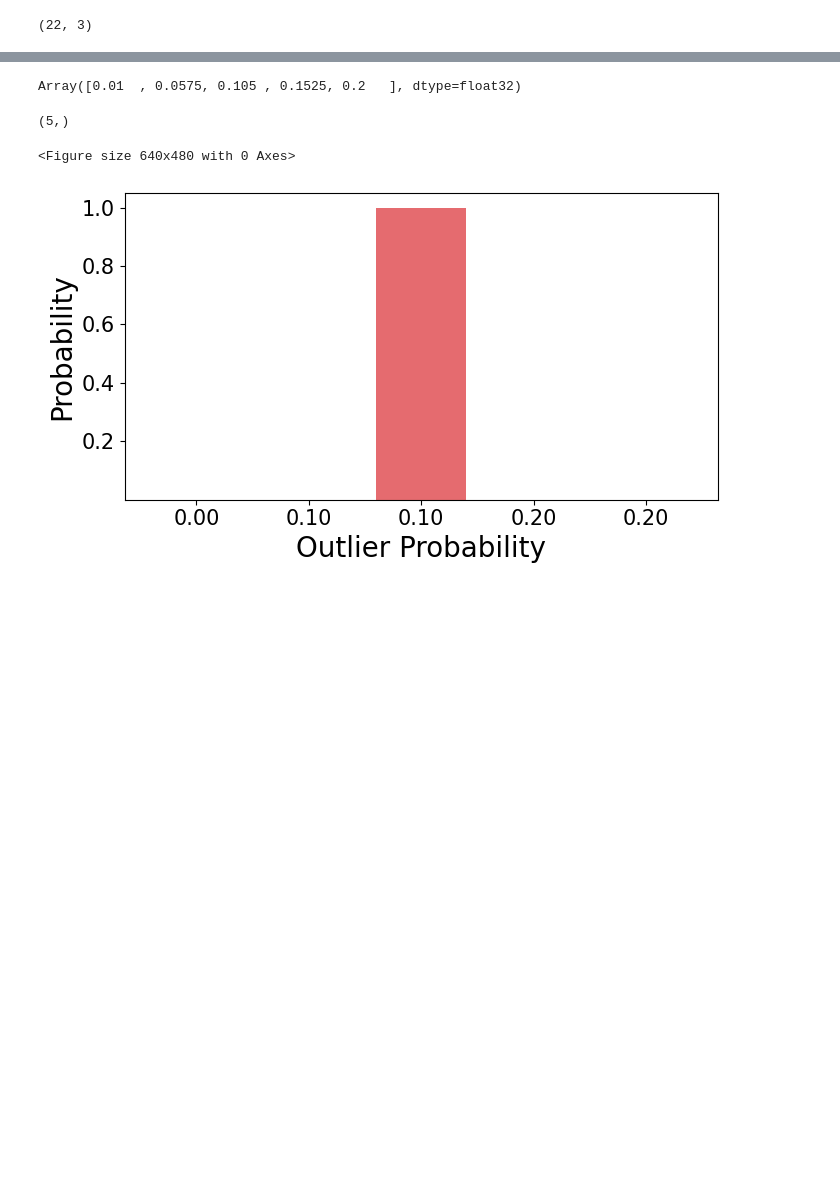
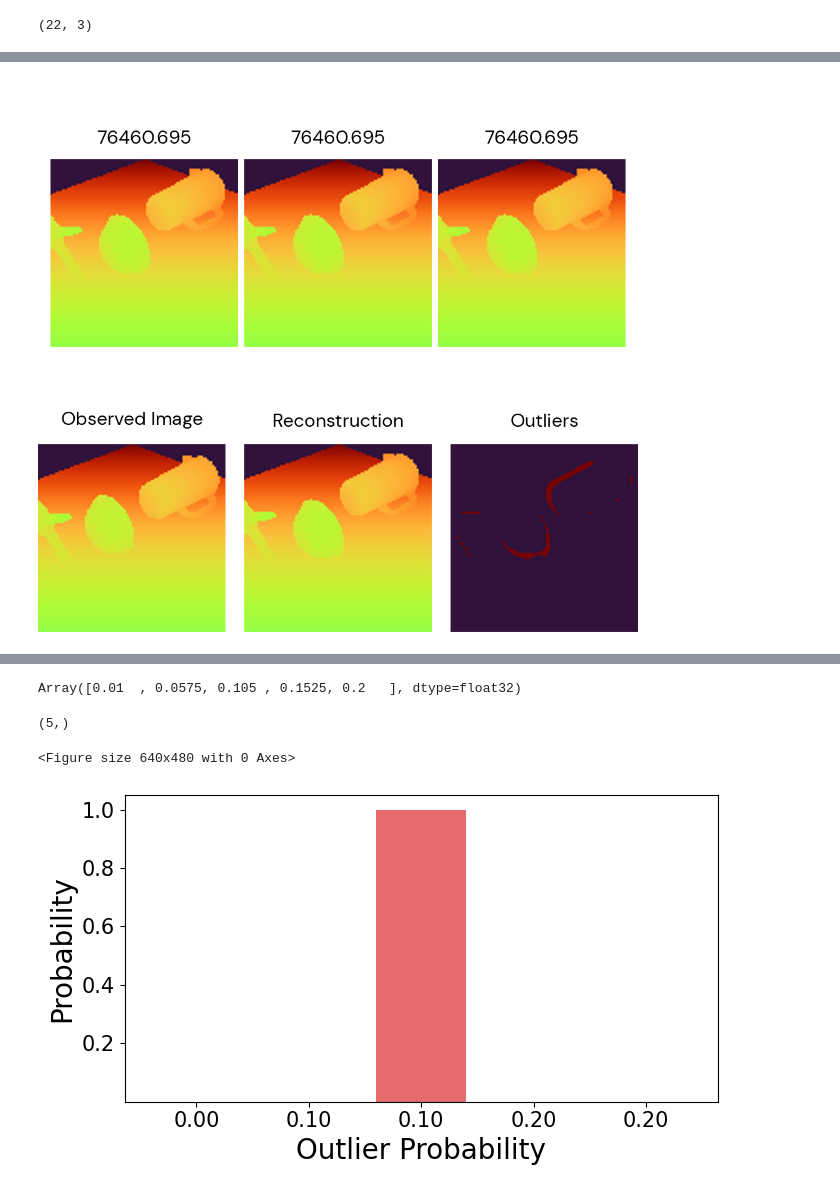
Before and after one commit to probcomp/bayes3d, a Jupyter notebook: experiments/posterior_uncertainty/iterative_multiobject_parsing.ipynb, the cells around one changed output, grey strips where cells are left out. Drawn from its saved outputs; the diff is of its cells as text; code cells hidden in the pictures; blank space fills up the shorter version.

Commit message:
multiobject parsing

```diff
--- a/experiments/posterior_uncertainty/iterative_multiobject_parsing.ipynb
+++ b/experiments/posterior_uncertainty/iterative_multiobject_parsing.ipynb
@@ -79,6 +78,6 @@ gt_poses = j.scene_graph.absolute_poses_from_scene_graph_jit(
     absolute_poses, box_dims, edges, contact_params, face_parents, face_child
 )
 # %%
-observed_img = renderer.render_multiobject(gt_poses, object_indices)
+observed_img = renderer.render_multiobject(gt_poses, gt_object_indices)
 j.get_depth_image(observed_img[:,:,2])
 # %% [output]
@@ -119,16 +120,62 @@ j.get_depth_image(reconstruction[:,:,2])
-# %%
-contact_param_grid = j.make_translation_grid_enumeration_3d(
-    -0.1, 0.0, 0.0,
-    0.1, 0.3, 0.0,
-    4,4,1
-)
-pose_from_contact_and_face_params_parallel_jit = jax.jit(jax.vmap(j.scene_graph.pose_from_contact_and_face_params, in_axes=(0,None, None, None)))
 # %%
-obj_id = 0
-potential_new_object_poses = pose_from_contact_and_face_params_parallel_jit(
-    contact_param_grid,
-    0,
-    renderer.model_box_dims[obj_id],
-    table_pose
+all_hypotheses = []
+for obj_id in gt_object_indices[1:]:
+    print("Object Id : ", obj_id)
+    potential_new_object_poses = pose_from_contact_and_face_params_parallel_jit(
+        contact_param_grid,
+        0,
+        renderer.model_box_dims[obj_id],
+        table_pose
+    )
+    POTENTIAL_R = jnp.hstack([R,R_SWEEP])
+
+    potential_poses = jnp.concatenate(
+        [
+            jnp.tile(object_poses, (1,potential_new_object_poses.shape[0],1,1)),
+            potential_new_object_poses[None,...]
+        ]
+    )
+    reconstruction = renderer.render_multiobject_parallel(
+        potential_poses, object_ids + [obj_id]
+    )
+    p = j.threedp3_likelihood_full_hierarchical_bayes_jit(observed_img, reconstruction[:,:,:,:3], reconstruction[:,:,:, -1], POTENTIAL_R, OUTLIER_PROBS, OUTLIER_VOLUME)
+    ii,jj,kk = jnp.unravel_index(p.argmax(), p.shape)
+    best_r, best_outlier_prob = (POTENTIAL_R[jj], OUTLIER_PROBS[kk])
+    print(contact_param_grid[ii])
+    print(p[ii,jj,kk])
+    print(best_r, best_outlier_prob)
+
+    all_hypotheses.append(
+        (p[ii,jj,kk], reconstruction[ii], best_r, best_outlier_prob, potential_poses[:,ii], obj_id)
+    )
+
+best_hypothesis = all_hypotheses[jnp.argmax(jnp.array([i[0] for i in all_hypotheses]))]
+score, reconstruction, best_r, best_outlier_prob, best_poses, obj_id = best_hypothesis
+
+outliers = (
+    (j.gaussian_mixture_image(observed_img, reconstruction[:,:,:3], reconstruction[:,:, -1], best_r) * (1.0 - best_outlier_prob))
+        <
+    (best_outlier_prob / OUTLIER_VOLUME)
 )
-POTENTIAL_R = jnp.hstack([R,R_SWEEP])
+
+# height_factor = outlier_prob_viz.height / observed_image_viz.height
+
+viz1 = j.multi_panel(
+    [j.scale_image(j.get_depth_image(r[1][:,:,2]), SCALING_FACTOR) for r in all_hypotheses],
+    labels=["{:0.3f}".format(i[0].item()).format(i[0].item()) for i in all_hypotheses]
+)
+viz2 = j.multi_panel(
+    [
+        j.scale_image(j.get_depth_image(observed_img[:,:,2]), SCALING_FACTOR),
+        j.scale_image(j.get_depth_image(reconstruction[:,:,2]), SCALING_FACTOR),
+        j.scale_image(j.get_depth_image(1.0 *outliers), SCALING_FACTOR)
+    ],
+    labels=[
+        "Observed Image",
+        "Reconstruction",
+        "Outliers",
+    ],
+    middle_width=30
+)
+j.vstack_images([viz1, viz2])
+# %% [output]
@@ -134,0 +194 @@ POTENTIAL_R = jnp.hstack([R,R_SWEEP])
+[figure, added]
```
Also changed, not shown: parts of 15 cells of this notebook, 1 other file.
